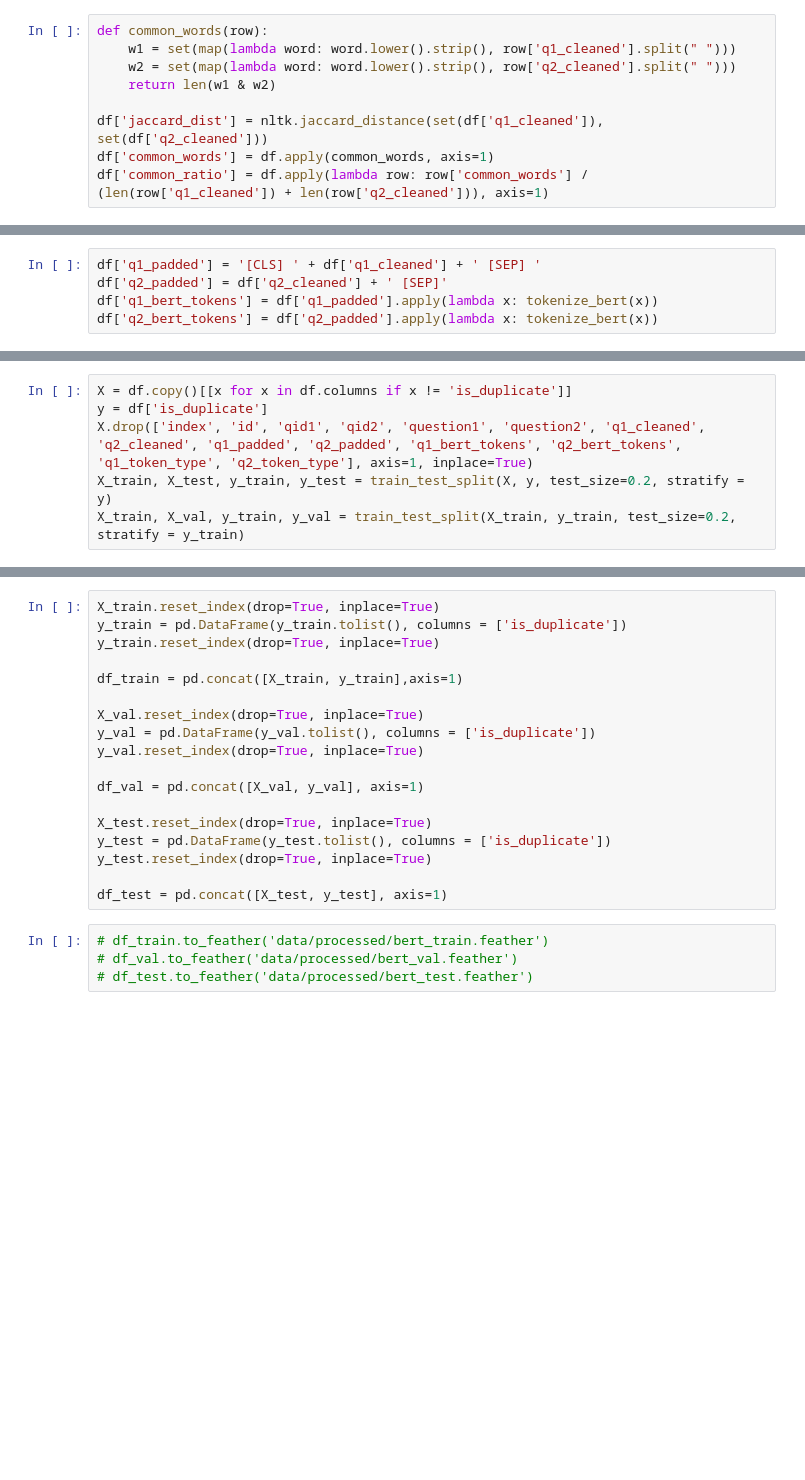
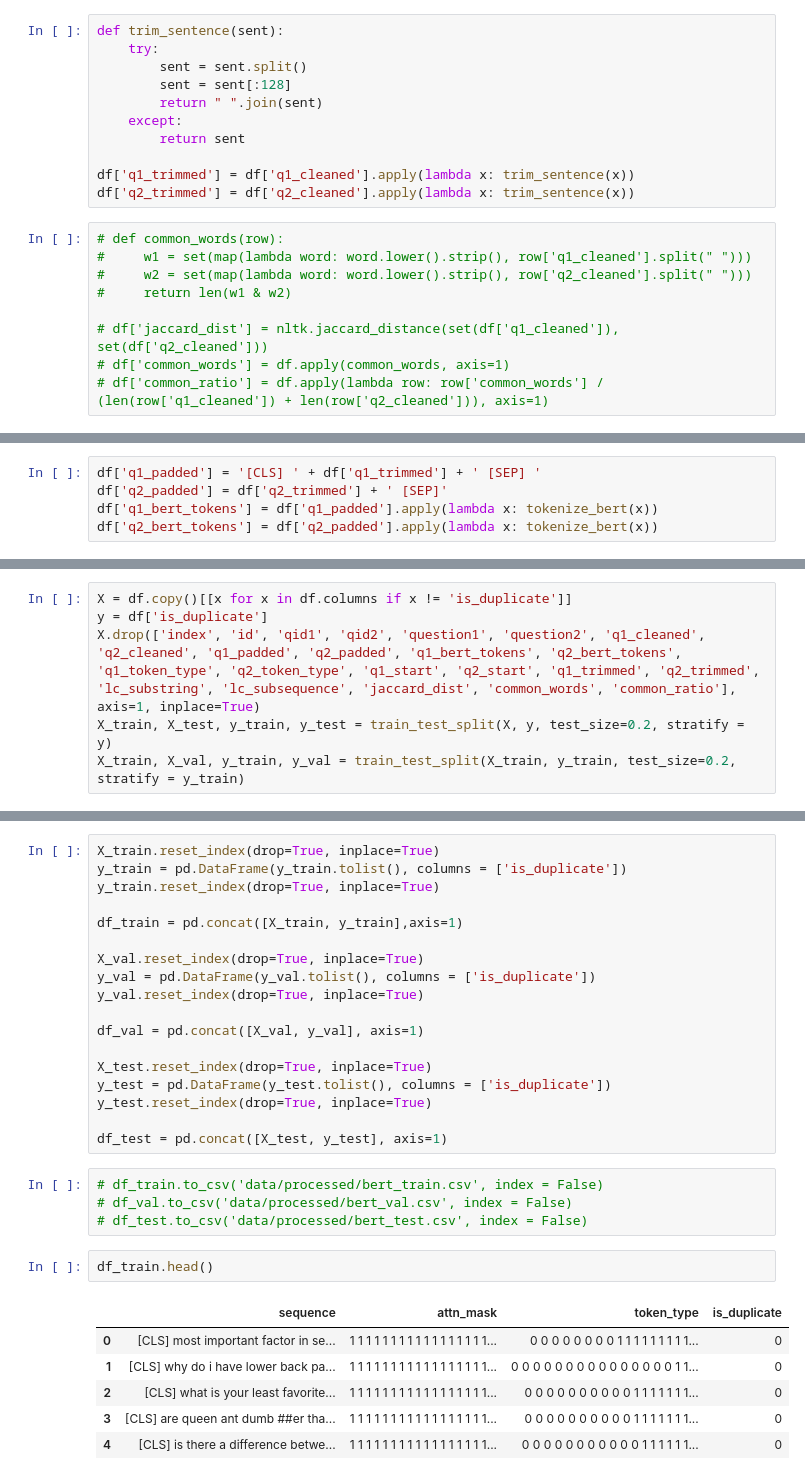
Before and after one commit to Yung-Jer/duplicate-questions-pair-detection, a Jupyter notebook: src/bert.ipynb, the cells around one changed output, grey strips where cells are left out. Drawn from its saved outputs; the diff is of its cells as text; blank space fills up the shorter version.

Commit message:
build bert prediction

```diff
--- a/src/bert.ipynb
+++ b/src/bert.ipynb
@@ -36,9 +27,20 @@ df.head()
+# %%
+def trim_sentence(sent):
+    try:
+        sent = sent.split()
+        sent = sent[:128]
+        return " ".join(sent)
+    except:
+        return sent
+
+df['q1_trimmed'] = df['q1_cleaned'].apply(lambda x: trim_sentence(x))
+df['q2_trimmed'] = df['q2_cleaned'].apply(lambda x: trim_sentence(x))
 # %%
-def common_words(row):
-    w1 = set(map(lambda word: word.lower().strip(), row['q1_cleaned'].split(" ")))
-    w2 = set(map(lambda word: word.lower().strip(), row['q2_cleaned'].split(" ")))
-    return len(w1 & w2)
+# def common_words(row):
+#     w1 = set(map(lambda word: word.lower().strip(), row['q1_cleaned'].split(" ")))
+#     w2 = set(map(lambda word: word.lower().strip(), row['q2_cleaned'].split(" ")))
+#     return len(w1 & w2)
 
-df['jaccard_dist'] = nltk.jaccard_distance(set(df['q1_cleaned']), set(df['q2_cleaned']))
-df['common_words'] = df.apply(common_words, axis=1)
-df['common_ratio'] = df.apply(lambda row: row['common_words'] / (len(row['q1_cleaned']) + len(row['q2_cleaned'])), axis=1)
+# df['jaccard_dist'] = nltk.jaccard_distance(set(df['q1_cleaned']), set(df['q2_cleaned']))
+# df['common_words'] = df.apply(common_words, axis=1)
+# df['common_ratio'] = df.apply(lambda row: row['common_words'] / (len(row['q1_cleaned']) + len(row['q2_cleaned'])), axis=1)
@@ -96,7 +95,7 @@ def split(sentence):
     return tokens
 # %%
-df['q1_padded'] = '[CLS] ' + df['q1_cleaned'] + ' [SEP] '
-df['q2_padded'] = df['q2_cleaned'] + ' [SEP]'
+df['q1_padded'] = '[CLS] ' + df['q1_trimmed'] + ' [SEP] '
+df['q2_padded'] = df['q2_trimmed'] + ' [SEP]'
 df['q1_bert_tokens'] = df['q1_padded'].apply(lambda x: tokenize_bert(x))
 df['q2_bert_tokens'] = df['q2_padded'].apply(lambda x: tokenize_bert(x))
 # %%
@@ -137,6 +136,6 @@ TTYPE = data.Field(batch_first = True,
 # %%
 X = df.copy()[[x for x in df.columns if x != 'is_duplicate']]
 y = df['is_duplicate']
-X.drop(['index', 'id', 'qid1', 'qid2', 'question1', 'question2', 'q1_cleaned', 'q2_cleaned', 'q1_padded', 'q2_padded', 'q1_bert_tokens', 'q2_bert_tokens', 'q1_token_type', 'q2_token_type'], axis=1, inplace=True)
+X.drop(['index', 'id', 'qid1', 'qid2', 'question1', 'question2', 'q1_cleaned', 'q2_cleaned', 'q1_padded', 'q2_padded', 'q1_bert_tokens', 'q2_bert_tokens', 'q1_token_type', 'q2_token_type', 'q1_start', 'q2_start', 'q1_trimmed', 'q2_trimmed', 'lc_substring', 'lc_subsequence', 'jaccard_dist', 'common_words', 'common_ratio'], axis=1, inplace=True)
 X_train, X_test, y_train, y_test = train_test_split(X, y, test_size=0.2, stratify = y)
 X_train, X_val, y_train, y_val = train_test_split(X_train, y_train, test_size=0.2, stratify = y_train)
@@ -159,7 +167,16 @@ y_test.reset_index(drop=True, inplace=True)
 
 df_test = pd.concat([X_test, y_test], axis=1)
 # %%
-# df_train.to_feather('data/processed/bert_train.feather')
-# df_val.to_feather('data/processed/bert_val.feather')
-# df_test.to_feather('data/processed/bert_test.feather')
+# df_train.to_csv('data/processed/bert_train.csv', index = False)
+# df_val.to_csv('data/processed/bert_val.csv', index = False)
+# df_test.to_csv('data/processed/bert_test.csv', index = False)
+# %%
+df_train.head()
+# %% [output]
+|  | sequence | attn_mask | token_type | is_duplicate |
+| 0 | [CLS] most important factor in se... | 1 1 1 1 1 1 1 1 1 1 1 1 1 1 1 1 1... | 0 0 0 0 0 0 0 0 1 1 1 1 1 1 1 1 1... | 0 |
+| 1 | [CLS] why do i have lower back pa... | 1 1 1 1 1 1 1 1 1 1 1 1 1 1 1 1 1... | 0 0 0 0 0 0 0 0 0 0 0 0 0 0 0 1 1... | 0 |
+| 2 | [CLS] what is your least favorite... | 1 1 1 1 1 1 1 1 1 1 1 1 1 1 1 1 1... | 0 0 0 0 0 0 0 0 0 0 1 1 1 1 1 1 1... | 0 |
+| 3 | [CLS] are queen ant dumb ##er tha... | 1 1 1 1 1 1 1 1 1 1 1 1 1 1 1 1 1... | 0 0 0 0 0 0 0 0 0 0 1 1 1 1 1 1 1... | 0 |
+| 4 | [CLS] is there a difference betwe... | 1 1 1 1 1 1 1 1 1 1 1 1 1 1 1 1 1... | 0 0 0 0 0 0 0 0 0 0 0 1 1 1 1 1 1... | 0 |
 # %%
```
Also changed, not shown: parts of 18 cells of this notebook, 4 other files.
